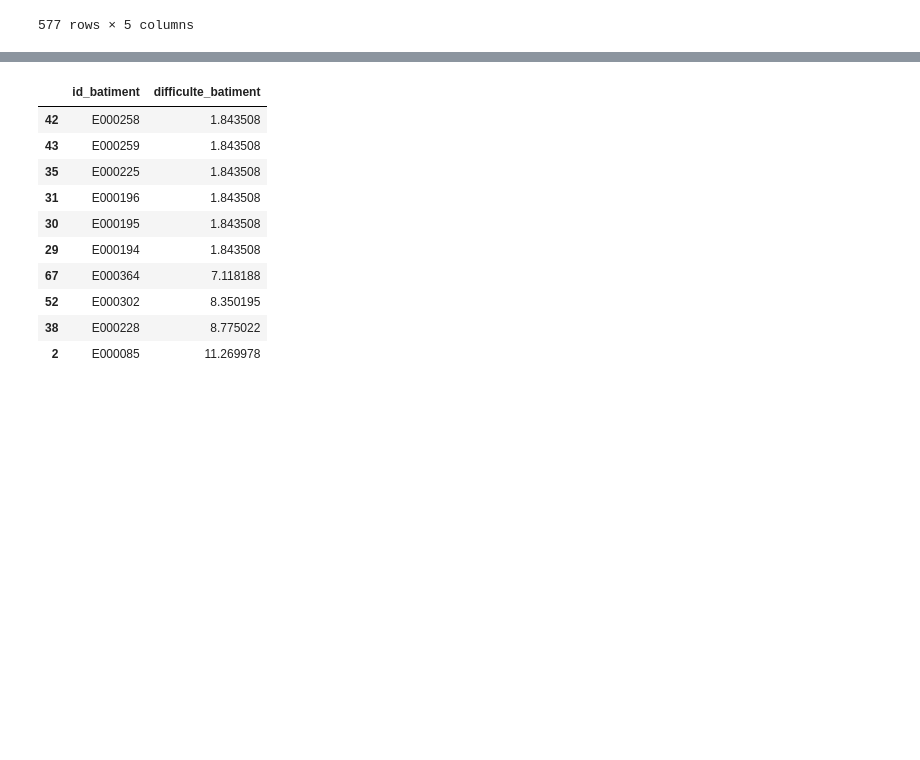
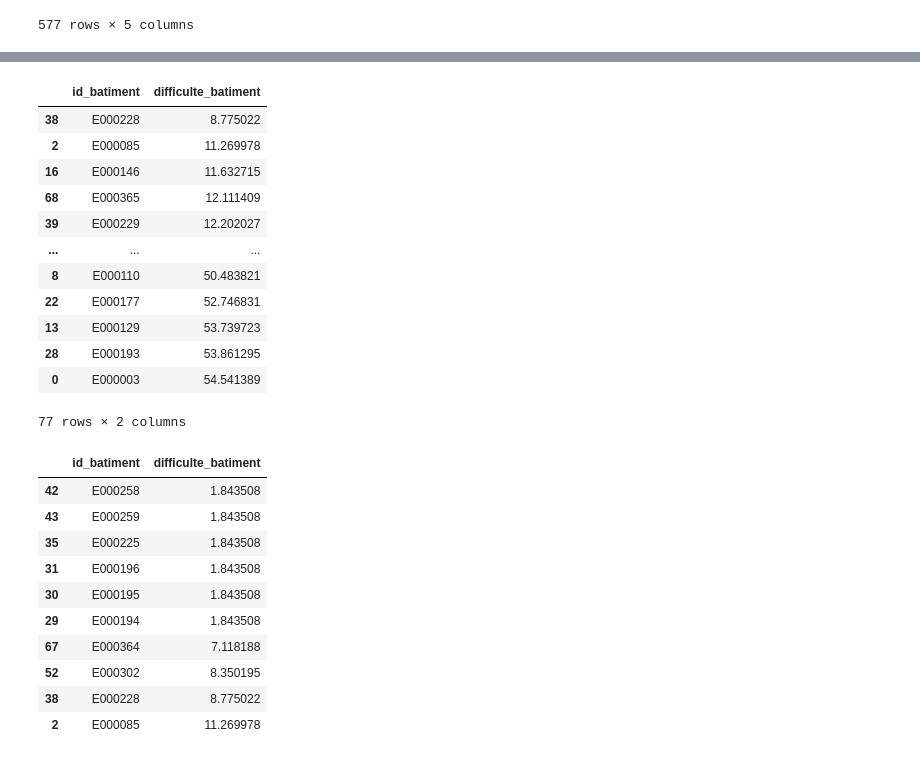
Before and after one commit to omarelalami/python-basics-project, a Jupyter notebook: Project-FIN-Module/Plan_Fourreau.ipynb, the cells around one changed output, grey strips where cells are left out. Drawn from its saved outputs; the diff is of its cells as text; code cells hidden in the pictures; blank space fills up the shorter version.

```diff
--- a/Project-FIN-Module/Plan_Fourreau.ipynb
+++ b/Project-FIN-Module/Plan_Fourreau.ipynb
@@ -105,3 +101,5 @@ resultat_jointure
 diff_bati = resultat_jointure.groupby(['id_batiment'])['difficule_infra'].agg('sum').reset_index()
 diff_bati = diff_bati.rename(columns={'difficule_infra': 'difficulte_batiment'})
 diff_bati = diff_bati.sort_values(by=['difficulte_batiment'])
+
+plan_list = []
@@ -122,2 +106,24 @@ diff_bati = diff_bati.sort_values(by=['difficulte_batiment'])
 # %%
-# while not diff_bati.empty:
+while not diff_bati.empty:
+
+
+    print(len(diff_bati))
+
+    plan_list.append(diff_bati.iloc[0,0])
+
+    diff_bati = diff_bati[diff_bati['id_batiment'] != diff_bati.iloc[0, 0]]
+
+    resultat_jointure = resultat_jointure[resultat_jointure['id_batiment'] != diff_bati.iloc[0, 0]]
+
+    print(len(resultat_jointure))
+
+
+    diff_infra = non_existant_infra.groupby(['infra_id', 'longueur'])['nb_maisons'].agg('sum').reset_index()
+    diff_infra['difficule_infra'] = diff_infra['longueur'] / diff_infra['nb_maisons']
+
+    resultat_jointure = pd.merge(diff_infra, non_existant_infra[['infra_id','id_batiment']], how='left', on='infra_id')
+
+
+    diff_bati = resultat_jointure.groupby(['id_batiment'])['difficule_infra'].agg('sum').reset_index()
+    diff_bati = diff_bati.rename(columns={'difficule_infra': 'difficulte_batiment'})
+    diff_bati = diff_bati.sort_values(by=['difficulte_batiment'])
@@ -124,3 +149,20 @@ diff_bati = diff_bati.sort_values(by=['difficulte_batiment'])
+# %%
+
+diff_bati
+# %% [output]
+|  | id_batiment | difficulte_batiment |
+| 38 | E000228 | 8.775022 |
+| 2 | E000085 | 11.269978 |
+| 16 | E000146 | 11.632715 |
+| 68 | E000365 | 12.111409 |
+| 39 | E000229 | 12.202027 |
+| ... | ... | ... |
+| 8 | E000110 | 50.483821 |
+| 22 | E000177 | 52.746831 |
+| 13 | E000129 | 53.739723 |
+| 28 | E000193 | 53.861295 |
+| 0 | E000003 | 54.541389 |
+77 rows × 2 columns
 # %%
 diff_bati.head(10)
 # %% [output]
```
Also changed, not shown: parts of 5 cells of this notebook.
